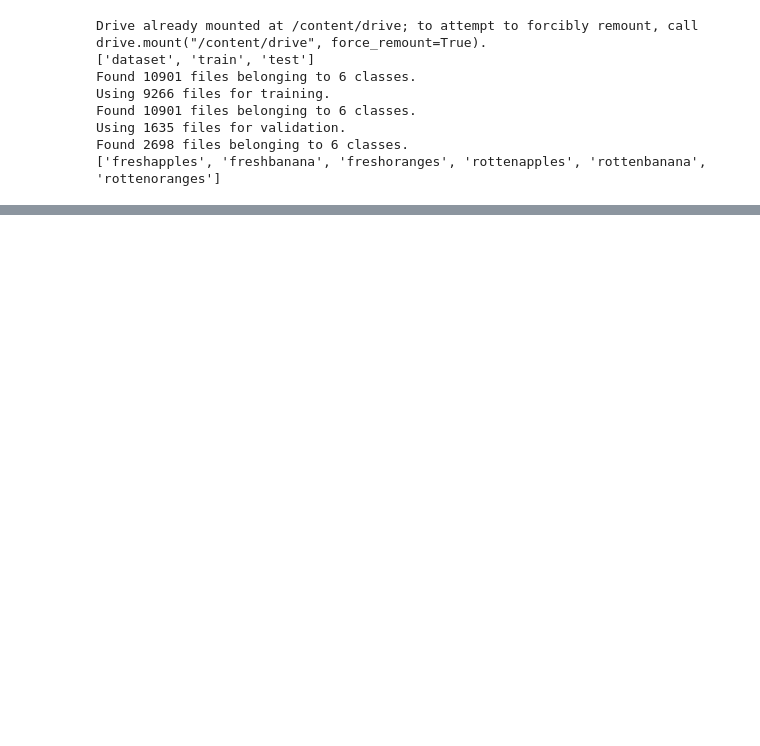
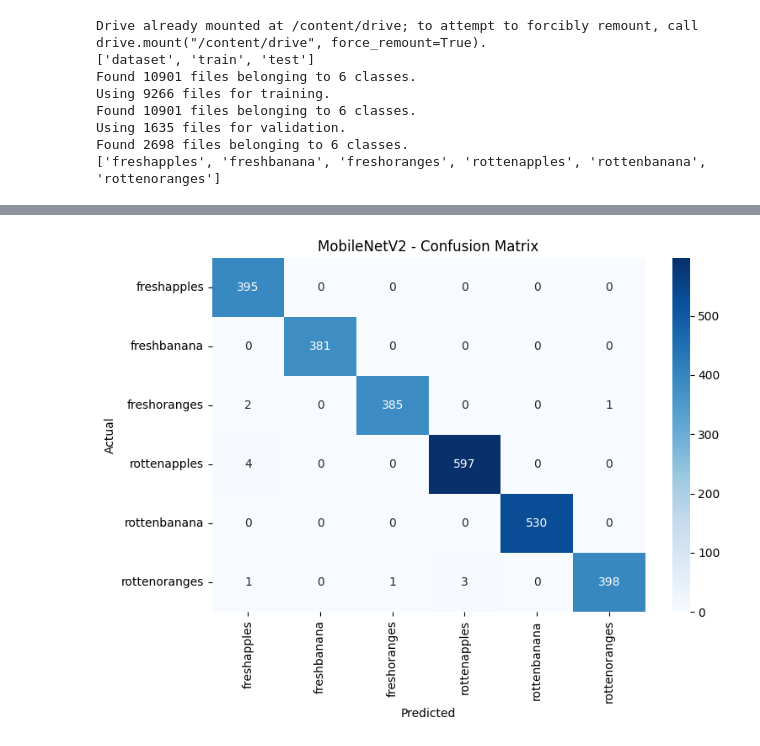
Before and after one commit to jahnavi920/foodshare-ai, a Jupyter notebook: ml/train.ipynb, the cells around one changed output, grey strips where cells are left out. Saved outputs shown, nothing was run; the diff lists cells and outputs as text; code cells hidden in the pictures; blank space fills up the shorter version.

Commit message:
Add MobileNetV2 confusion matrix and updated notebook

```diff
--- a/ml/train.ipynb
+++ b/ml/train.ipynb
@@ -598,0 +605,17 @@ Threshold | Unsafe approvals | Sent to manual review
+# %%
+from sklearn.metrics import confusion_matrix
+import seaborn as sns
+
+y_true = np.concatenate([y.numpy() for _, y in test_ds])
+pred = np.argmax(best_mobilenet.predict(test_ds), axis=1)
+cmat = confusion_matrix(y_true, pred)
+
+plt.figure(figsize=(8, 6))
+sns.heatmap(cmat, annot=True, fmt='d', cmap='Blues',
+            xticklabels=class_names, yticklabels=class_names)
+plt.xlabel('Predicted'); plt.ylabel('Actual')
+plt.title('MobileNetV2 - Confusion Matrix')
+plt.tight_layout()
+plt.savefig(f'{SAVE_DIR}/mobilenet_confusion_matrix.png', dpi=150)
+plt.show()
+# %% [output]
@@ -598,0 +623 @@ Threshold | Unsafe approvals | Sent to manual review
+[figure, added]
```
Also changed, not shown: parts of 16 cells of this notebook, 1 other file.
